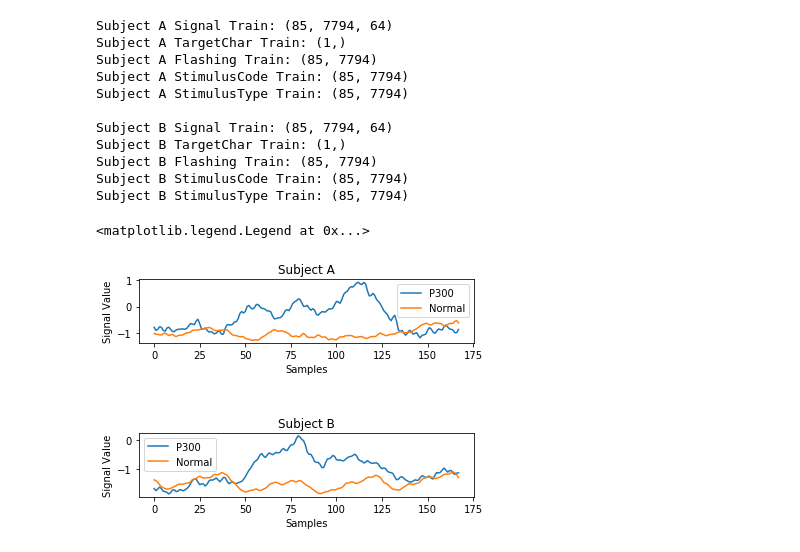
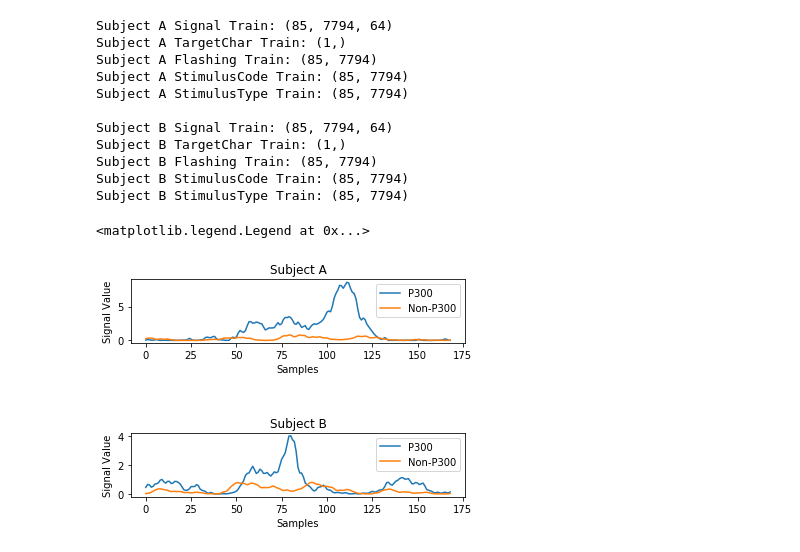
Before and after one commit to Maqarios/Bachelor-Project, a Jupyter notebook: Machine Learning Model/model.ipynb, the cells around one changed output. Cells and saved outputs as stored; diff of their text form; code cells hidden in the pictures.

Commit message:
edit: changed plot from average of all channels to Cz

```diff
--- a/Machine Learning Model/model.ipynb
+++ b/Machine Learning Model/model.ipynb
@@ -15,7 +15,7 @@ SUBJECT_B_TEST_PATH = '../dataset/Matlab Format/Subject_A_Test.mat'
 # Input Constants
 EPOCHS = 85
 CHANNELS = 64
-EXTRACTED_CHANNEL = 51 #Pz
+EXTRACTED_CHANNEL = 11 #Cz
 INTENSIFICATIONS = 12
 WINDOW = 240
 
@@ -76,7 +76,7 @@ def get_runs_average(
         signals,
         stimulus_code,
         intensifications = 12,
-        repeatitions = 1,
+        repeatitions = 15,
         window = 240,
         average_channels = True
     ):
@@ -88,7 +88,7 @@ def get_runs_average(
     signals: Numpy Array: Signals Received From The BCI Device (Dims: (samples, channels))
     stimulus_code: Numpy Array: Indicates Which Row/Column Is Intensified (Dims: (samples))
     intensifications: Integer: Rows + Columns: Default Is 12
-    repeatitions: Integer: Indicates How Many Times Each Row/Column Intensified: Default Is 1
+    repeatitions: Integer: Indicates How Many Times Each Row/Column Intensified: Default Is 15
     window: Integer: Size of Checked Samples (Signal Digitization): Default Is 240 (1s)
     average_channels: Boolean: To Signify Whether The Channels Will Be Averaged Or Not: Default Is True
     """
@@ -113,7 +113,7 @@ def get_sessions_average(
         target_char,
         no_of_rows = 6,
         no_of_columns = 6,
-        repeatitions = 1,
+        repeatitions = 15,
         window = 240,
         average_channels = True
     ):
@@ -127,7 +127,7 @@ def get_sessions_average(
     target_char: String: Indicates Target Character
     no_of_rows: Integer: Number of Rows: Default Is 6
     no_of_columns: Integer: Number of Columns: Default Is 6
-    repeatitions: Integer: Indicates How Many Times Each Row/Column Intensified: Default Is 1
+    repeatitions: Integer: Indicates How Many Times Each Row/Column Intensified: Default Is 15
     window: Integer: Size of Checked Samples (Signal Digitization): Default Is 240 (1s)
     average_channels: Boolean: To Signify Whether The Channels Will Be Averaged Or Not: Default Is True
     """
@@ -174,33 +174,33 @@ A_Success, A_Fail = get_sessions_average(
     Subject_A_Signal_Train,
     Subject_A_StimulusCode_Train,
     Subject_A_TargetChar_Train[0],
-    repeatitions = 15
+    average_channels = False
 )
 
 B_Success, B_Fail = get_sessions_average(
     Subject_B_Signal_Train,
     Subject_B_StimulusCode_Train,
     Subject_B_TargetChar_Train[0],
-    repeatitions = 15
+    average_channels = False
 )
 # %%
 # A
 ax1 = plt.subplot(3, 1, 1)
-ax1.plot(A_Success[:168])
-ax1.plot(A_Fail[:168])
+ax1.plot(A_Success[:169, EXTRACTED_CHANNEL])
+ax1.plot(A_Fail[:169, EXTRACTED_CHANNEL])
 ax1.set_title('Subject A')
 ax1.set_xlabel('Samples')
 ax1.set_ylabel('Signal Value')
-ax1.legend(('P300','Normal'))
+ax1.legend(('P300', 'Non-P300'))
 
 # B
 ax2 = plt.subplot(3, 1, 3)
-ax2.plot(B_Success[:168])
-ax2.plot(B_Fail[:168])
+ax2.plot(B_Success[:169, EXTRACTED_CHANNEL])
+ax2.plot(B_Fail[:169, EXTRACTED_CHANNEL])
 ax2.set_title('Subject B')
 ax2.set_xlabel('Samples')
 ax2.set_ylabel('Signal Value')
-ax2.legend(('P300','Normal'))
+ax2.legend(('P300', 'Non-P300'))
 # %% [output]
 <matplotlib.legend.Legend at 0x...>
-[figure, old version]
+[figure, new version]
```
Also changed, not shown: 1 other file.
